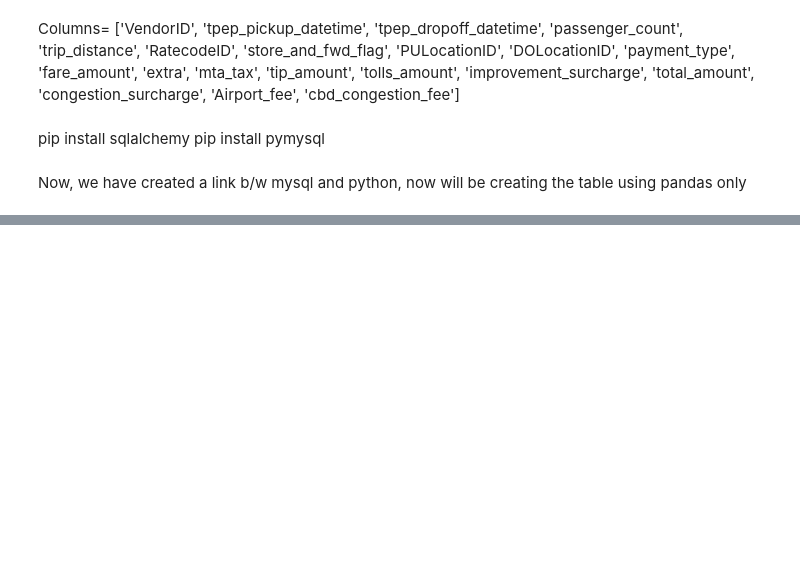
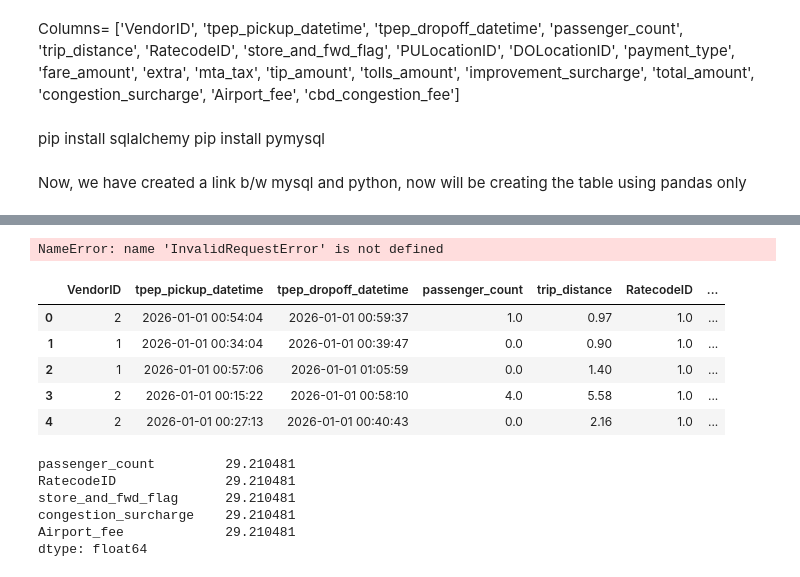
Before and after one commit to gautam-bigdata/Starting-with-Data-Engineering, a Jupyter notebook: SQLalchemy.ipynb, the cells around one changed output, grey strips where cells are left out. Cells and saved outputs as stored; diff of their text form; code cells hidden in the pictures; blank space fills up the shorter version.

```diff
--- a/SQLalchemy.ipynb
+++ b/SQLalchemy.ipynb
@@ -254,0 +302,26 @@ Newyork_taxi= table (
+# %%
+try :
+    columns_.to_sql(name='NYC_taxi_dataset',con=engine,dtype=datatypes,if_exists='replace')
+except ValueError:
+    "table already exists"
+# %% [output]
+NameError: name 'InvalidRequestError' is not defined
+# %%
+nyt.head()
+# %% [output]
+|  | VendorID | tpep_pickup_datetime | tpep_dropoff_datetime | passenger_count | trip_distance | RatecodeID | ... |
+| 0 | 2 | 2026-01-01 00:54:04 | 2026-01-01 00:59:37 | 1.0 | 0.97 | 1.0 | ... |
+| 1 | 1 | 2026-01-01 00:34:04 | 2026-01-01 00:39:47 | 0.0 | 0.90 | 1.0 | ... |
+| 2 | 1 | 2026-01-01 00:57:06 | 2026-01-01 01:05:59 | 0.0 | 1.40 | 1.0 | ... |
+| 3 | 2 | 2026-01-01 00:15:22 | 2026-01-01 00:58:10 | 4.0 | 5.58 | 1.0 | ... |
+| 4 | 2 | 2026-01-01 00:27:13 | 2026-01-01 00:40:43 | 0.0 | 2.16 | 1.0 | ... |
+# %%
+nullcells_percent=nyt.isna().sum()/nyt.shape[0]*100
+nullcells_percent[nullcells_percent>1]
+# %% [output]
+passenger_count         29.210481
+RatecodeID              29.210481
+store_and_fwd_flag      29.210481
+congestion_surcharge    29.210481
+Airport_fee             29.210481
+dtype: float64
```
Also changed, not shown: parts of 24 cells of this notebook.
